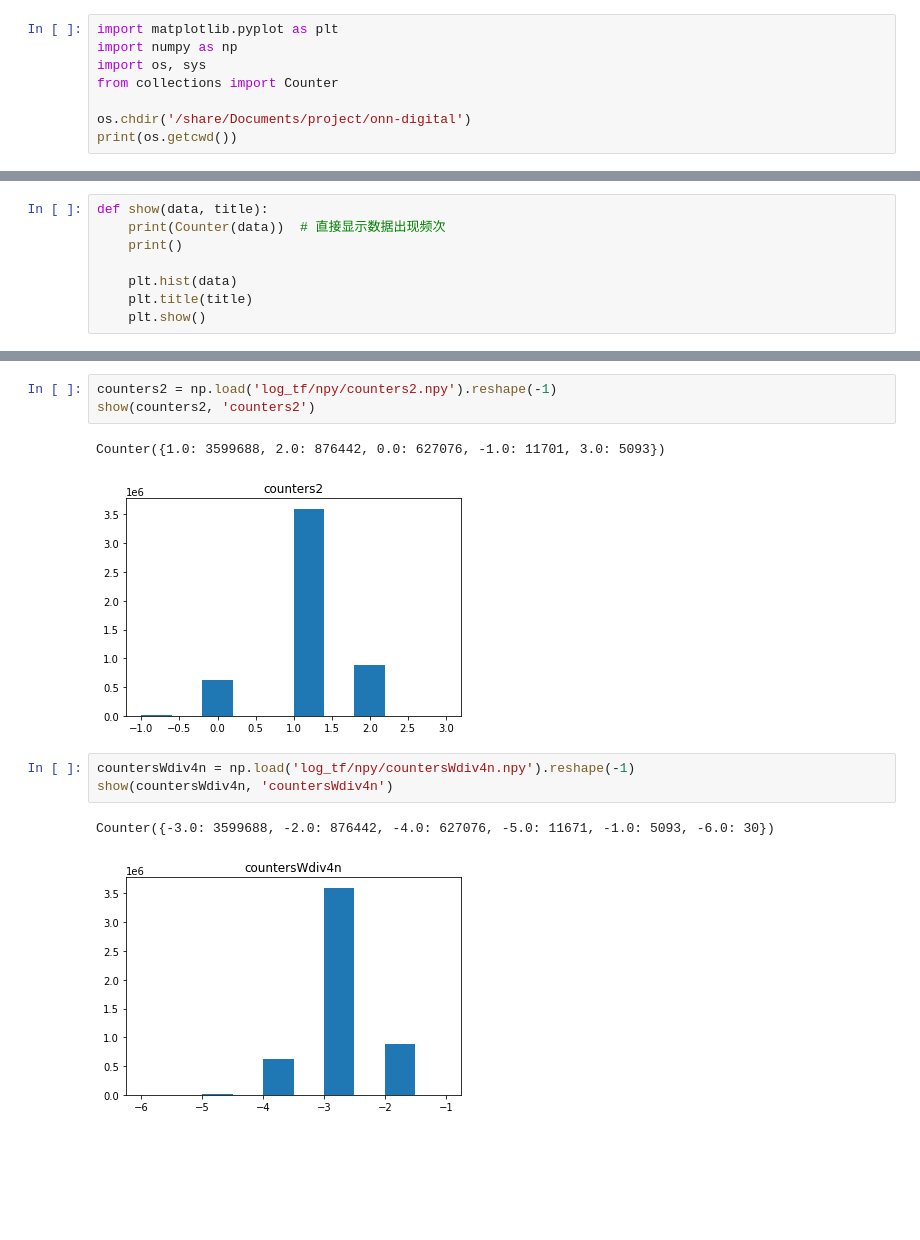
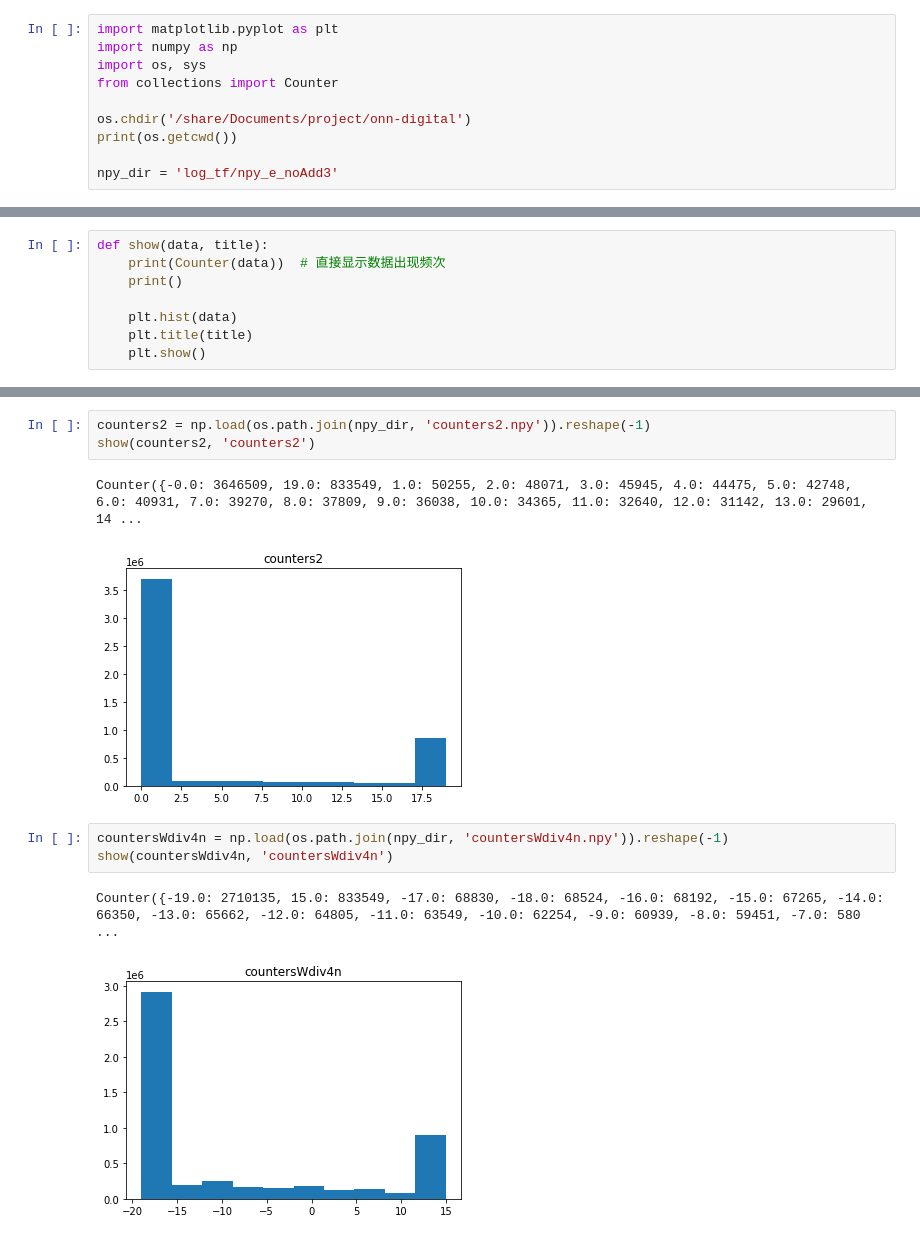
Before and after one commit to Roxbili/onn-digital, a Jupyter notebook: code_tf/statistic.ipynb, the cells around one changed output, grey strips where cells are left out. Cells and saved outputs as stored; diff of their text form; blank space fills up the shorter version.

```diff
--- a/code_tf/statistic.ipynb
+++ b/code_tf/statistic.ipynb
@@ -6,6 +6,8 @@ from collections import Counter
 
 os.chdir('/share/Documents/project/onn-digital')
 print(os.getcwd())
+
+npy_dir = 'log_tf/npy_e_noAdd3'
 # %% [output]
 /share/Documents/project/onn-digital
 # %%
@@ -41,14 +43,14 @@ show(counters1, 'counters1')
 Counter({4.0: 721116, 5.0: 35308, 6.0: 26874, 7.0: 21646, 12.0: 19720, 11.0: 19705, 10.0: 19678, 14.0: 19413, 8.0: 19325, 9.0: 19249, 13.0: 18887, 15.0: 18621, 16.0: 16382, 17.0: 12705, 18.0: 11056, 1 ...
 [figure]
 # %%
-counters2 = np.load('log_tf/npy/counters2.npy').reshape(-1)
+counters2 = np.load(os.path.join(npy_dir, 'counters2.npy')).reshape(-1)
 show(counters2, 'counters2')
 # %% [output]
-Counter({1.0: 3599688, 2.0: 876442, 0.0: 627076, -1.0: 11701, 3.0: 5093})
+Counter({-0.0: 3646509, 19.0: 833549, 1.0: 50255, 2.0: 48071, 3.0: 45945, 4.0: 44475, 5.0: 42748, 6.0: 40931, 7.0: 39270, 8.0: 37809, 9.0: 36038, 10.0: 34365, 11.0: 32640, 12.0: 31142, 13.0: 29601, 14 ...
-[figure, old version]
+[figure, new version]
 # %%
-countersWdiv4n = np.load('log_tf/npy/countersWdiv4n.npy').reshape(-1)
+countersWdiv4n = np.load(os.path.join(npy_dir, 'countersWdiv4n.npy')).reshape(-1)
 show(countersWdiv4n, 'countersWdiv4n')
 # %% [output]
-Counter({-3.0: 3599688, -2.0: 876442, -4.0: 627076, -5.0: 11671, -1.0: 5093, -6.0: 30})
+Counter({-19.0: 2710135, 15.0: 833549, -17.0: 68830, -18.0: 68524, -16.0: 68192, -15.0: 67265, -14.0: 66350, -13.0: 65662, -12.0: 64805, -11.0: 63549, -10.0: 62254, -9.0: 60939, -8.0: 59451, -7.0: 580 ...
-[figure, old version]
+[figure, new version]
```
Also changed, not shown: parts of 4 cells of this notebook, 2 other files.
